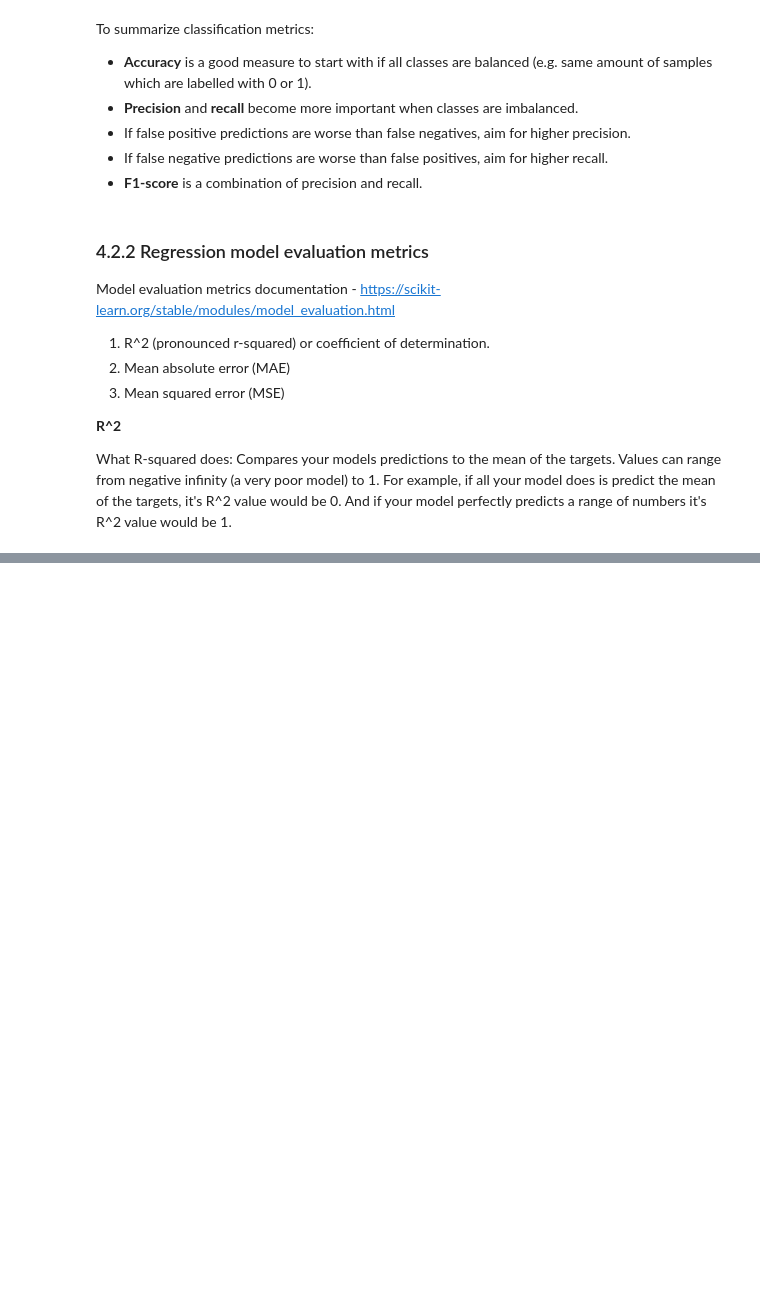
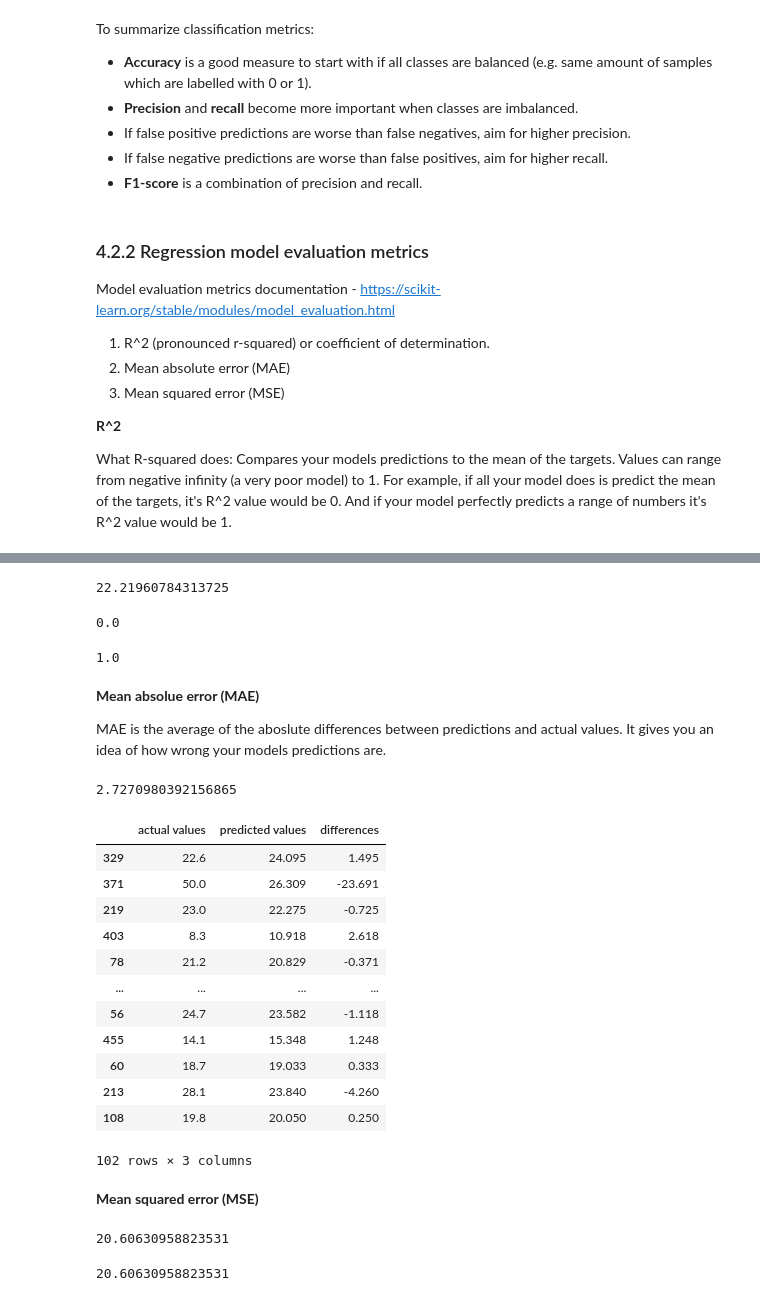
Before and after one commit to Andre-Williams22/Data-Science-ML-Courses, a Jupyter notebook: machine-learning-zero-mastery/Basics/Introduction-to-Scikit-Learn.ipynb, the cells around one changed output, grey strips where cells are left out. Saved outputs shown, nothing was run; the diff lists cells and outputs as text; code cells hidden in the pictures; blank space fills up the shorter version.

```diff
--- a/machine-learning-zero-mastery/Basics/Introduction-to-Scikit-Learn.ipynb
+++ b/machine-learning-zero-mastery/Basics/Introduction-to-Scikit-Learn.ipynb
@@ -1566,8 +1535,8 @@ Requirement already satisfied: joblib>=0.11 in /Library/Frameworks/Python.framew
 # %%
-from sklearn.metrics import RandomForestRegressor
+from sklearn.ensemble import RandomForestClassifier
 from sklearn.model_selection import train_test_split
 from sklearn.preprocessing import MinMaxScaler
-
+from sklearn.preprocessing import StandardScaler
 np.random.seed(42)
 
 # Features
@@ -1575,13 +1544,20 @@ X = boston_df.drop('target',axis=1)
 y = boston_df['target']
 
 # instantiate MinMax Scaler
-min_max_scaler = MinMaxScaler()
+#min_max_scaler = MinMaxScaler()
+
+scalar = StandardScaler()
 
 # transforming data
-X_minmax = min_max_scaler.fit_transform(X)
+#X_minmax = min_max_scaler.fit_transform(X)
+
+scaler = scalar.fit(X)
+
+inputs_scaled = scalar.transform(X)
+
 
 # Training test data
-X_train, X_test, y_train, y_test = train_test_split(X_minmax, y, test_size=0.2, random_state=0)
+X_train, X_test, y_train, y_test = train_test_split(inputs_scaled, y, test_size=0.2, random_state=0)
 
 model = RandomForestRegressor(n_estimators=100)
 
@@ -1590,0 +1582,63 @@ ImportError: cannot import name 'RandomForestRegressor' from 'sklearn.metrics' (
+# %%
+y_test.mean()
+# %% [output]
+22.21960784313725
+# %%
+# Model only predicting the mean gets an R^2 score of 0
+r2_score(y_test, y_test_mean)
+# %% [output]
+0.0
+# %%
+# Model predicting perfectly the correct values gets an R^2 score of 1
+r2_score(y_test, y_test)
+# %% [output]
+1.0
+# %% [markdown]
+**Mean absolue error (MAE)**
+
+MAE is the average of the aboslute differences between predictions and actual values. It gives you an idea of how wrong your models predictions are.
+# %%
+# Mean absolute error
+from sklearn.metrics import mean_absolute_error
+
+y_preds = model.predict(X_test)
+mae = mean_absolute_error(y_test, y_preds)
+mae
+# %% [output]
+2.7270980392156865
+# %%
+df = pd.DataFrame(data={"actual values": y_test,
+                        "predicted values": y_preds})
+df["differences"] = df["predicted values"] - df["actual values"]
+df
+# %% [output]
+|  | actual values | predicted values | differences |
+| 329 | 22.6 | 24.095 | 1.495 |
+| 371 | 50.0 | 26.309 | -23.691 |
+| 219 | 23.0 | 22.275 | -0.725 |
+| 403 | 8.3 | 10.918 | 2.618 |
+| 78 | 21.2 | 20.829 | -0.371 |
+| ... | ... | ... | ... |
+| 56 | 24.7 | 23.582 | -1.118 |
+| 455 | 14.1 | 15.348 | 1.248 |
+| 60 | 18.7 | 19.033 | 0.333 |
+| 213 | 28.1 | 23.840 | -4.260 |
+| 108 | 19.8 | 20.050 | 0.250 |
+102 rows × 3 columns
+# %% [markdown]
+**Mean squared error (MSE)**
+# %%
+# Mean squared error
+from sklearn.metrics import mean_squared_error
+
+y_preds = model.predict(X_test)
+mse = mean_squared_error(y_test, y_preds)
+mse
+# %% [output]
+20.60630958823531
+# %%
+# Calculate MSE by hand
+squared = np.square(df["differences"])
+squared.mean()
+# %% [output]
+20.60630958823531
```
Also changed, not shown: parts of 43 cells of this notebook, 1 other file.
